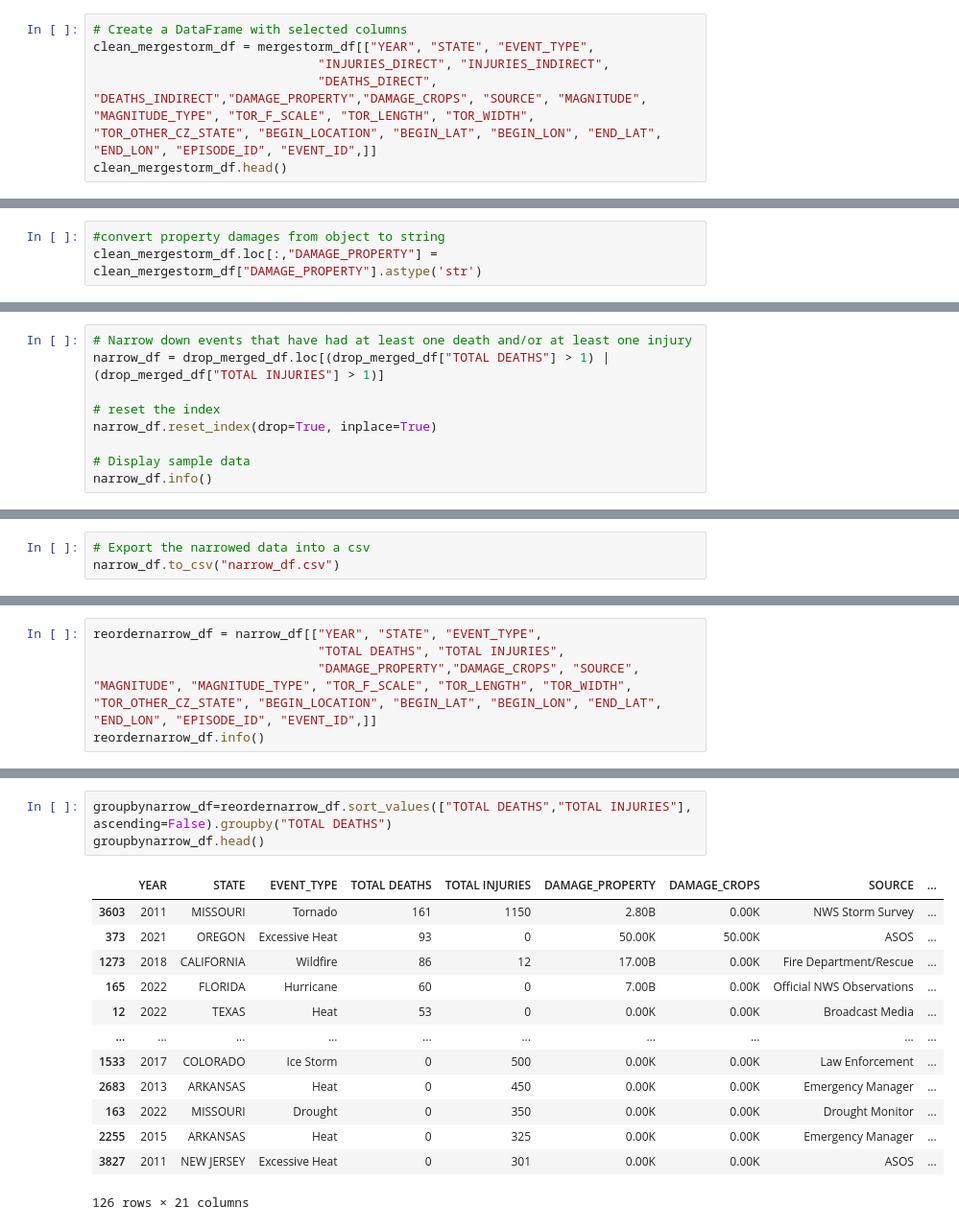
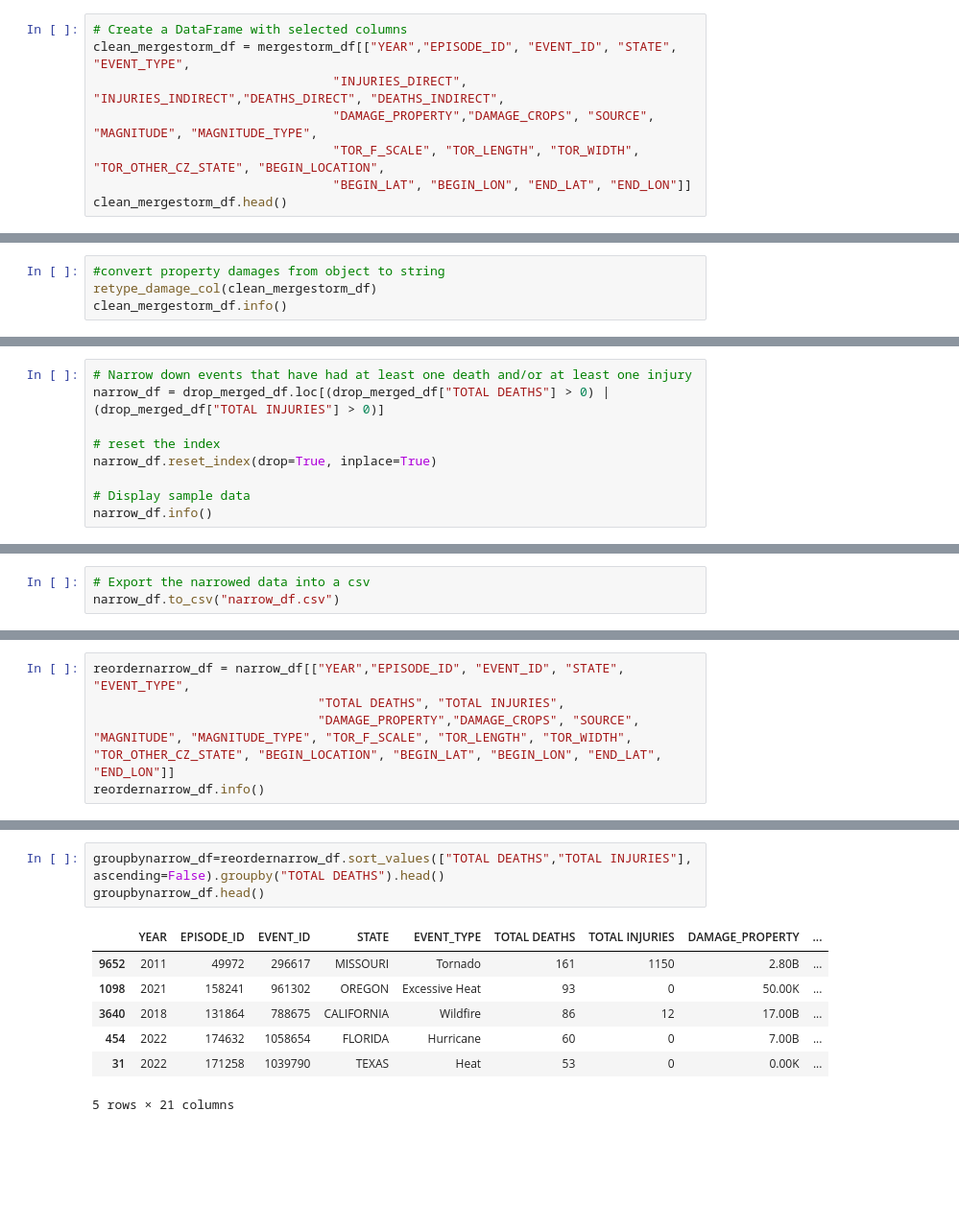
Before and after one commit to elizabethmorgan26/team1, a Jupyter notebook: mergestorm.ipynb, the cells around one changed output, grey strips where cells are left out. Shown at 96% size. Cells and saved outputs as stored; diff of their text form; blank space fills up the shorter version.

```diff
--- a/mergestorm.ipynb
+++ b/mergestorm.ipynb
@@ -50,8 +34,10 @@ mergestorm_df.head()
 5 rows × 51 columns
 # %%
 # Create a DataFrame with selected columns
-clean_mergestorm_df = mergestorm_df[["YEAR", "STATE", "EVENT_TYPE",
-                              "INJURIES_DIRECT", "INJURIES_INDIRECT",
-                              "DEATHS_DIRECT", "DEATHS_INDIRECT","DAMAGE_PROPERTY","DAMAGE_CROPS", "SOURCE", "MAGNITUDE", "MAGNITUDE_TYPE", "TOR_F_SCALE", "TOR_LENGTH", "TOR_WIDTH", "TOR_OTHER_CZ_STATE", "BEGIN_LOCATION", "BEGIN_LAT", "BEGIN_LON", "END_LAT", "END_LON", "EPISODE_ID", "EVENT_ID",]]
+clean_mergestorm_df = mergestorm_df[["YEAR","EPISODE_ID", "EVENT_ID", "STATE", "EVENT_TYPE",
+                                "INJURIES_DIRECT", "INJURIES_INDIRECT","DEATHS_DIRECT", "DEATHS_INDIRECT",
+                                "DAMAGE_PROPERTY","DAMAGE_CROPS", "SOURCE", "MAGNITUDE", "MAGNITUDE_TYPE",
+                                "TOR_F_SCALE", "TOR_LENGTH", "TOR_WIDTH", "TOR_OTHER_CZ_STATE", "BEGIN_LOCATION",
+                                "BEGIN_LAT", "BEGIN_LON", "END_LAT", "END_LON"]]
 clean_mergestorm_df.head()
 # %% [output]
@@ -135,4 +70,5 @@ dtypes: float64(7), int64(7), object(9)
 memory usage: 166.4+ MB
 # %%
 #convert property damages from object to string
-clean_mergestorm_df.loc[:,"DAMAGE_PROPERTY"] = clean_mergestorm_df["DAMAGE_PROPERTY"].astype('str')
+retype_damage_col(clean_mergestorm_df)
+clean_mergestorm_df.info()
@@ -250,6 +165,6 @@ memory usage: 151.9+ MB
 # %%
 # Narrow down events that have had at least one death and/or at least one injury
-narrow_df = drop_merged_df.loc[(drop_merged_df["TOTAL DEATHS"] > 1) | (drop_merged_df["TOTAL INJURIES"] > 1)]
+narrow_df = drop_merged_df.loc[(drop_merged_df["TOTAL DEATHS"] > 0) | (drop_merged_df["TOTAL INJURIES"] > 0)]
 
 # reset the index
 narrow_df.reset_index(drop=True, inplace=True)
@@ -304,7 +201,7 @@ memory usage: 882.9+ KB
 # %%
-reordernarrow_df = narrow_df[["YEAR", "STATE", "EVENT_TYPE",
+reordernarrow_df = narrow_df[["YEAR","EPISODE_ID", "EVENT_ID", "STATE", "EVENT_TYPE",
                               "TOTAL DEATHS", "TOTAL INJURIES",
-                              "DAMAGE_PROPERTY","DAMAGE_CROPS", "SOURCE", "MAGNITUDE", "MAGNITUDE_TYPE", "TOR_F_SCALE", "TOR_LENGTH", "TOR_WIDTH", "TOR_OTHER_CZ_STATE", "BEGIN_LOCATION", "BEGIN_LAT", "BEGIN_LON", "END_LAT", "END_LON", "EPISODE_ID", "EVENT_ID",]]
+                              "DAMAGE_PROPERTY","DAMAGE_CROPS", "SOURCE", "MAGNITUDE", "MAGNITUDE_TYPE", "TOR_F_SCALE", "TOR_LENGTH", "TOR_WIDTH", "TOR_OTHER_CZ_STATE", "BEGIN_LOCATION", "BEGIN_LAT", "BEGIN_LON", "END_LAT", "END_LON"]]
 reordernarrow_df.info()
 # %% [output]
 <class 'pandas.core.frame.DataFrame'>
@@ -327,20 +263,14 @@ memory usage: 882.9+ KB
 # %%
-groupbynarrow_df=reordernarrow_df.sort_values(["TOTAL DEATHS","TOTAL INJURIES"], ascending=False).groupby("TOTAL DEATHS")
+groupbynarrow_df=reordernarrow_df.sort_values(["TOTAL DEATHS","TOTAL INJURIES"], ascending=False).groupby("TOTAL DEATHS").head()
 groupbynarrow_df.head()
 # %% [output]
-|  | YEAR | STATE | EVENT_TYPE | TOTAL DEATHS | TOTAL INJURIES | DAMAGE_PROPERTY | DAMAGE_CROPS | SOURCE | ... |
-| 3603 | 2011 | MISSOURI | Tornado | 161 | 1150 | 2.80B | 0.00K | NWS Storm Survey | ... |
-| 373 | 2021 | OREGON | Excessive Heat | 93 | 0 | 50.00K | 50.00K | ASOS | ... |
-| 1273 | 2018 | CALIFORNIA | Wildfire | 86 | 12 | 17.00B | 0.00K | Fire Department/Rescue | ... |
-| 165 | 2022 | FLORIDA | Hurricane | 60 | 0 | 7.00B | 0.00K | Official NWS Observations | ... |
-| 12 | 2022 | TEXAS | Heat | 53 | 0 | 0.00K | 0.00K | Broadcast Media | ... |
-| ... | ... | ... | ... | ... | ... | ... | ... | ... | ... |
-| 1533 | 2017 | COLORADO | Ice Storm | 0 | 500 | 0.00K | 0.00K | Law Enforcement | ... |
-| 2683 | 2013 | ARKANSAS | Heat | 0 | 450 | 0.00K | 0.00K | Emergency Manager | ... |
-| 163 | 2022 | MISSOURI | Drought | 0 | 350 | 0.00K | 0.00K | Drought Monitor | ... |
-| 2255 | 2015 | ARKANSAS | Heat | 0 | 325 | 0.00K | 0.00K | Emergency Manager | ... |
-| 3827 | 2011 | NEW JERSEY | Excessive Heat | 0 | 301 | 0.00K | 0.00K | ASOS | ... |
+|  | YEAR | EPISODE_ID | EVENT_ID | STATE | EVENT_TYPE | TOTAL DEATHS | TOTAL INJURIES | DAMAGE_PROPERTY | ... |
+| 9652 | 2011 | 49972 | 296617 | MISSOURI | Tornado | 161 | 1150 | 2.80B | ... |
+| 1098 | 2021 | 158241 | 961302 | OREGON | Excessive Heat | 93 | 0 | 50.00K | ... |
+| 3640 | 2018 | 131864 | 788675 | CALIFORNIA | Wildfire | 86 | 12 | 17.00B | ... |
+| 454 | 2022 | 174632 | 1058654 | FLORIDA | Hurricane | 60 | 0 | 7.00B | ... |
+| 31 | 2022 | 171258 | 1039790 | TEXAS | Heat | 53 | 0 | 0.00K | ... |
-126 rows × 21 columns
+5 rows × 21 columns
 # %%
 groupbynarrow_df.loc[groupbynarrow_df["TOTAL DEATHS"] == 0,:]
 # %% [output]
```
Also changed, not shown: parts of 24 cells of this notebook.
